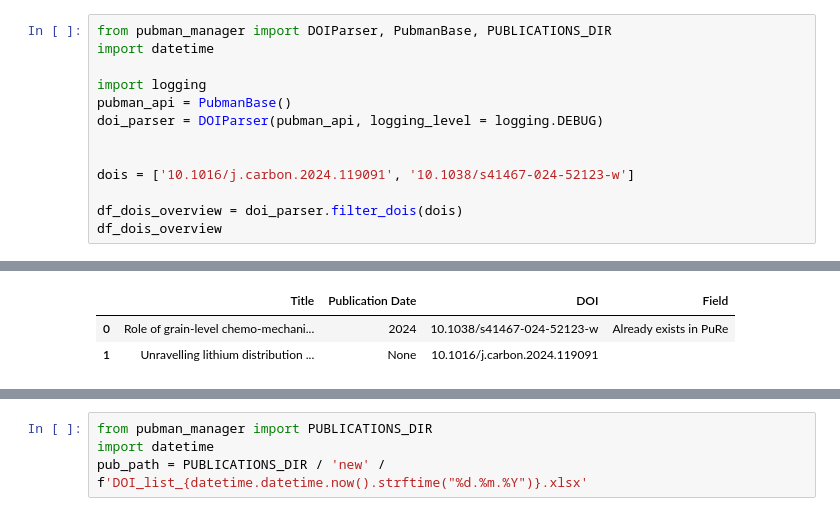
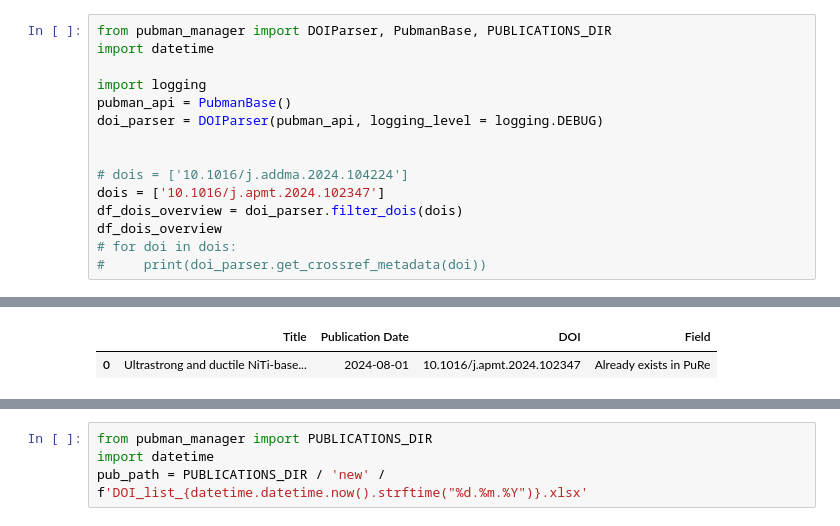
Before and after one commit to dmentock/pubman_manager, a Jupyter notebook: import_DOI_list.ipynb, the cells around one changed output, grey strips where cells are left out. Cells and saved outputs as stored; diff of their text form.

```diff
--- a/import_DOI_list.ipynb
+++ b/import_DOI_list.ipynb
@@ -7,8 +23,10 @@ pubman_api = PubmanBase()
 doi_parser = DOIParser(pubman_api, logging_level = logging.DEBUG)
 
 
-dois = ['10.1016/j.carbon.2024.119091', '10.1038/s41467-024-52123-w']
-
+# dois = ['10.1016/j.addma.2024.104224']
+dois = ['10.1016/j.apmt.2024.102347']
 df_dois_overview = doi_parser.filter_dois(dois)
 df_dois_overview
+# for doi in dois:
+#     print(doi_parser.get_crossref_metadata(doi))
 # %% [output]
@@ -17,3 +33,2 @@ scopus_metadata {'abstracts-retrieval-response': {'item': {'ait:process-info': {
 |  | Title | Publication Date | DOI | Field |
-| 0 | Role of grain-level chemo-mechani... | 2024 | 10.1038/s41467-024-52123-w | Already exists in PuRe |
-| 1 | Unravelling lithium distribution ... | None | 10.1016/j.carbon.2024.119091 |  |
+| 0 | Ultrastrong and ductile NiTi-base... | 2024-08-01 | 10.1016/j.apmt.2024.102347 | Already exists in PuRe |
```
Also changed, not shown: parts of 5 cells of this notebook, 17 other files.
